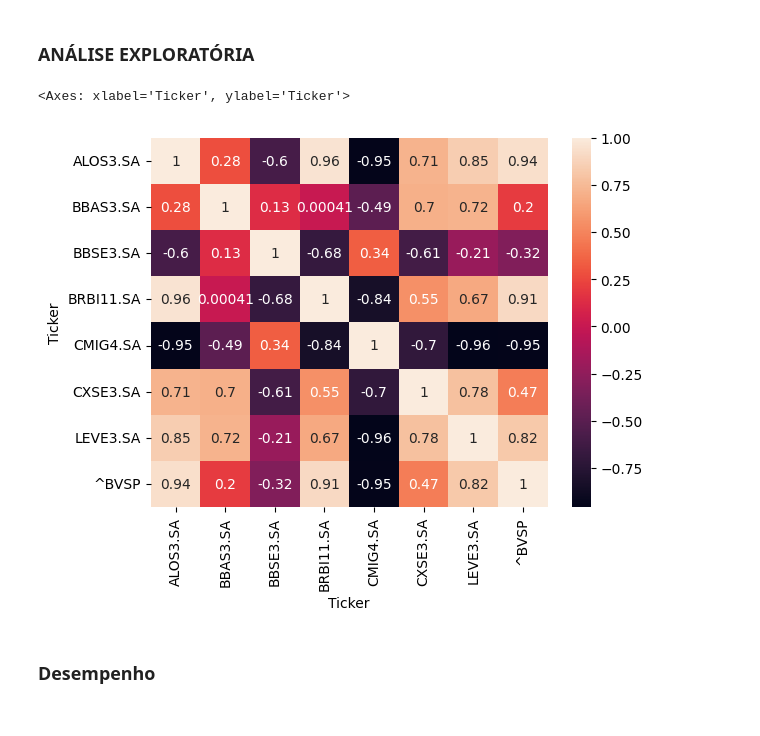
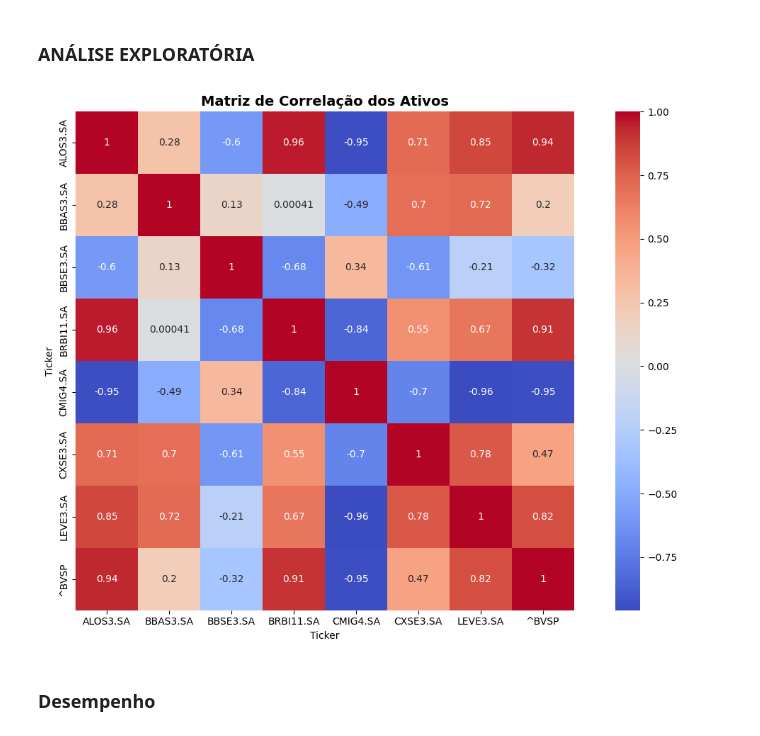
Before and after one commit to Lucasbarbsz/Analise-de-a-es, a Jupyter notebook: Analise_acoes.ipynb, the cells around one changed output. Saved outputs shown, nothing was run; the diff lists cells and outputs as text; code cells hidden in the pictures.

```diff
--- a/Analise_acoes.ipynb
+++ b/Analise_acoes.ipynb
@@ -45,13 +45,16 @@ display(retornos_anuais)
 # %%
 # Estatísticas
 retornos_anuais.describe()
 
 # Correlação
 correlacao = retornos_anuais.corr()
-sns.heatmap(correlacao, annot=True)
+plt.figure(figsize=(12, 8))
+sns.heatmap(correlacao, annot=True, cmap='coolwarm', square=True)
+plt.title('Matriz de Correlação dos Ativos', fontsize=14, fontweight='bold')
+plt.tight_layout()
+plt.show()
 # %% [output]
-<Axes: xlabel='Ticker', ylabel='Ticker'>
-[figure, old version]
+[figure, new version]
 # %% [markdown]
 ### Desempenho
 # %%
```
